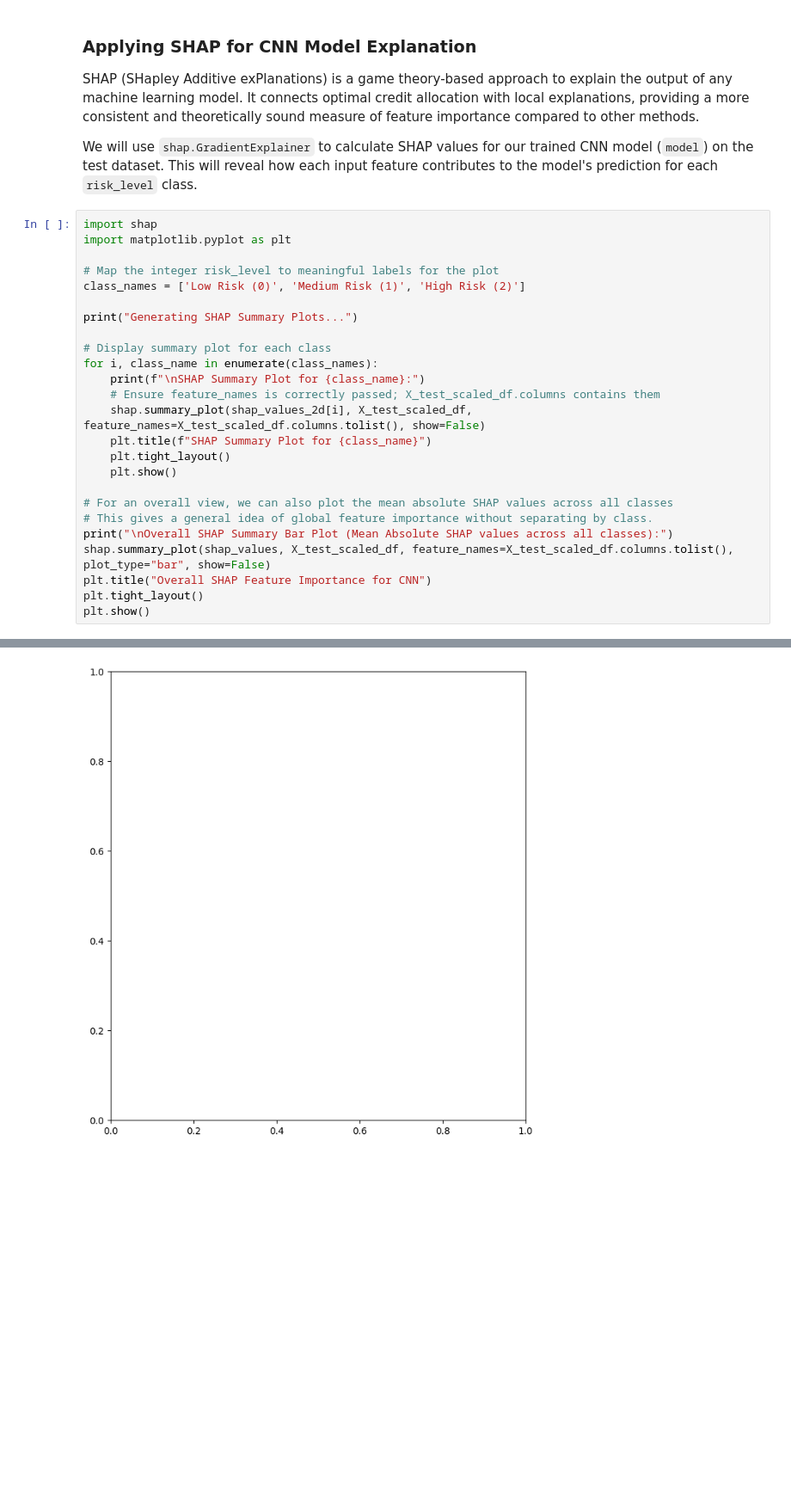
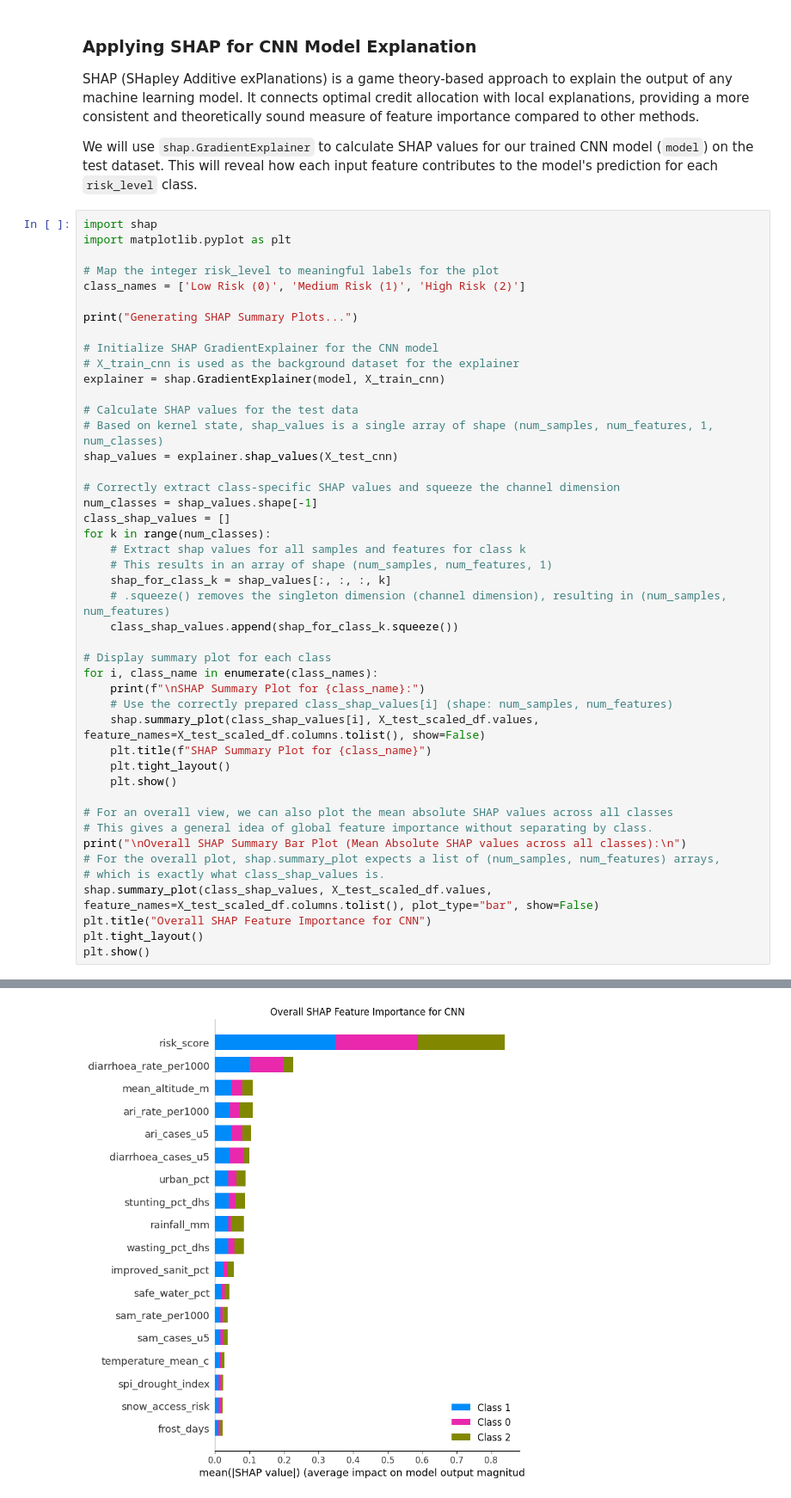
Before and after one commit to davidmothae3/caresai-test, a Jupyter notebook: Climate_Health_Risk_Kids_Under_5.ipynb, the cells around one changed output, grey strips where cells are left out. Shown at 86% size. Drawn from its saved outputs; the diff is of its cells as text; blank space fills up the shorter version.

```diff
--- a/Climate_Health_Risk_Kids_Under_5.ipynb
+++ b/Climate_Health_Risk_Kids_Under_5.ipynb
@@ -600,19 +604,39 @@ class_names = ['Low Risk (0)', 'Medium Risk (1)', 'High Risk (2)']
 
 print("Generating SHAP Summary Plots...")
 
+# Initialize SHAP GradientExplainer for the CNN model
+# X_train_cnn is used as the background dataset for the explainer
+explainer = shap.GradientExplainer(model, X_train_cnn)
+
+# Calculate SHAP values for the test data
+# Based on kernel state, shap_values is a single array of shape (num_samples, num_features, 1, num_classes)
+shap_values = explainer.shap_values(X_test_cnn)
+
+# Correctly extract class-specific SHAP values and squeeze the channel dimension
+num_classes = shap_values.shape[-1]
+class_shap_values = []
+for k in range(num_classes):
+    # Extract shap values for all samples and features for class k
+    # This results in an array of shape (num_samples, num_features, 1)
+    shap_for_class_k = shap_values[:, :, :, k]
+    # .squeeze() removes the singleton dimension (channel dimension), resulting in (num_samples, num_features)
+    class_shap_values.append(shap_for_class_k.squeeze())
+
 # Display summary plot for each class
 for i, class_name in enumerate(class_names):
     print(f"\nSHAP Summary Plot for {class_name}:")
-    # Ensure feature_names is correctly passed; X_test_scaled_df.columns contains them
-    shap.summary_plot(shap_values_2d[i], X_test_scaled_df, feature_names=X_test_scaled_df.columns.tolist(), show=False)
+    # Use the correctly prepared class_shap_values[i] (shape: num_samples, num_features)
+    shap.summary_plot(class_shap_values[i], X_test_scaled_df.values, feature_names=X_test_scaled_df.columns.tolist(), show=False)
     plt.title(f"SHAP Summary Plot for {class_name}")
     plt.tight_layout()
     plt.show()
 
 # For an overall view, we can also plot the mean absolute SHAP values across all classes
 # This gives a general idea of global feature importance without separating by class.
-print("\nOverall SHAP Summary Bar Plot (Mean Absolute SHAP values across all classes):")
-shap.summary_plot(shap_values, X_test_scaled_df, feature_names=X_test_scaled_df.columns.tolist(), plot_type="bar", show=False)
+print("\nOverall SHAP Summary Bar Plot (Mean Absolute SHAP values across all classes):\n")
+# For the overall plot, shap.summary_plot expects a list of (num_samples, num_features) arrays,
+# which is exactly what class_shap_values is.
+shap.summary_plot(class_shap_values, X_test_scaled_df.values, feature_names=X_test_scaled_df.columns.tolist(), plot_type="bar", show=False)
 plt.title("Overall SHAP Feature Importance for CNN")
 plt.tight_layout()
 plt.show()
@@ -630 +653 @@ ValueError: shape mismatch: objects cannot be broadcast to a single shape.  Mism
-[figure, old version]
+[figure, new version]
```
Also changed, not shown: parts of 9 cells of this notebook.
